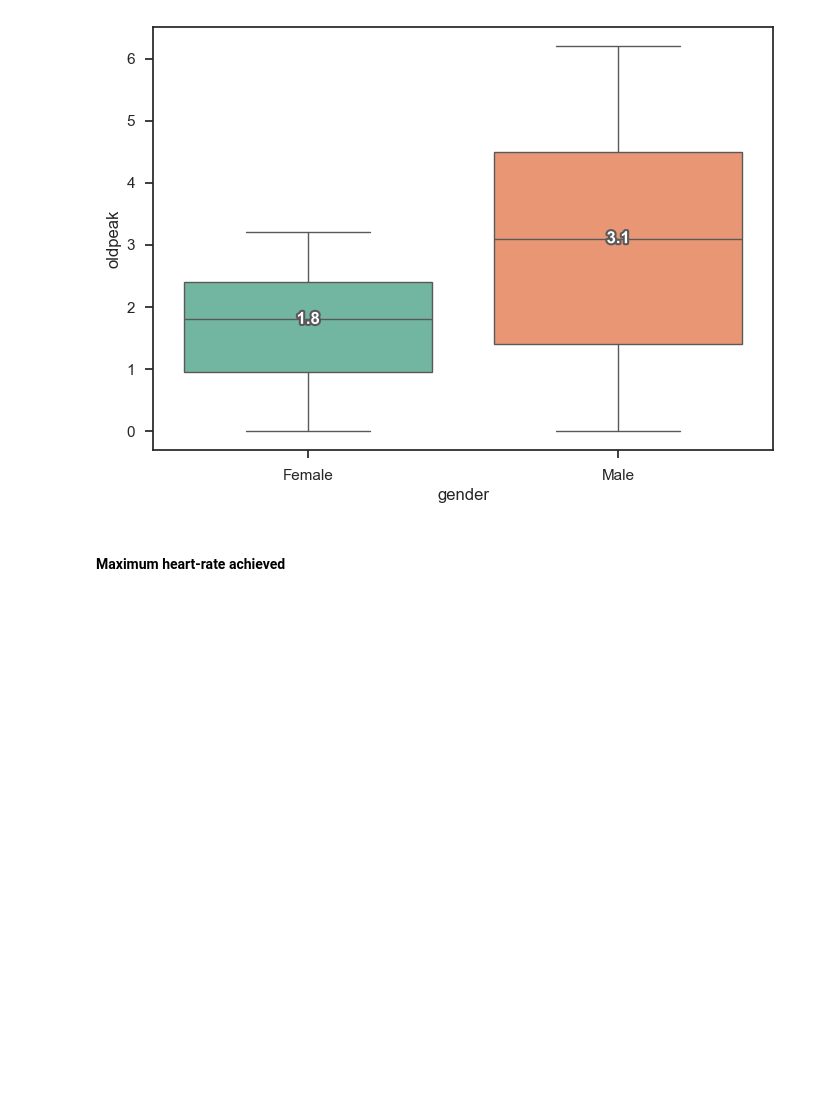
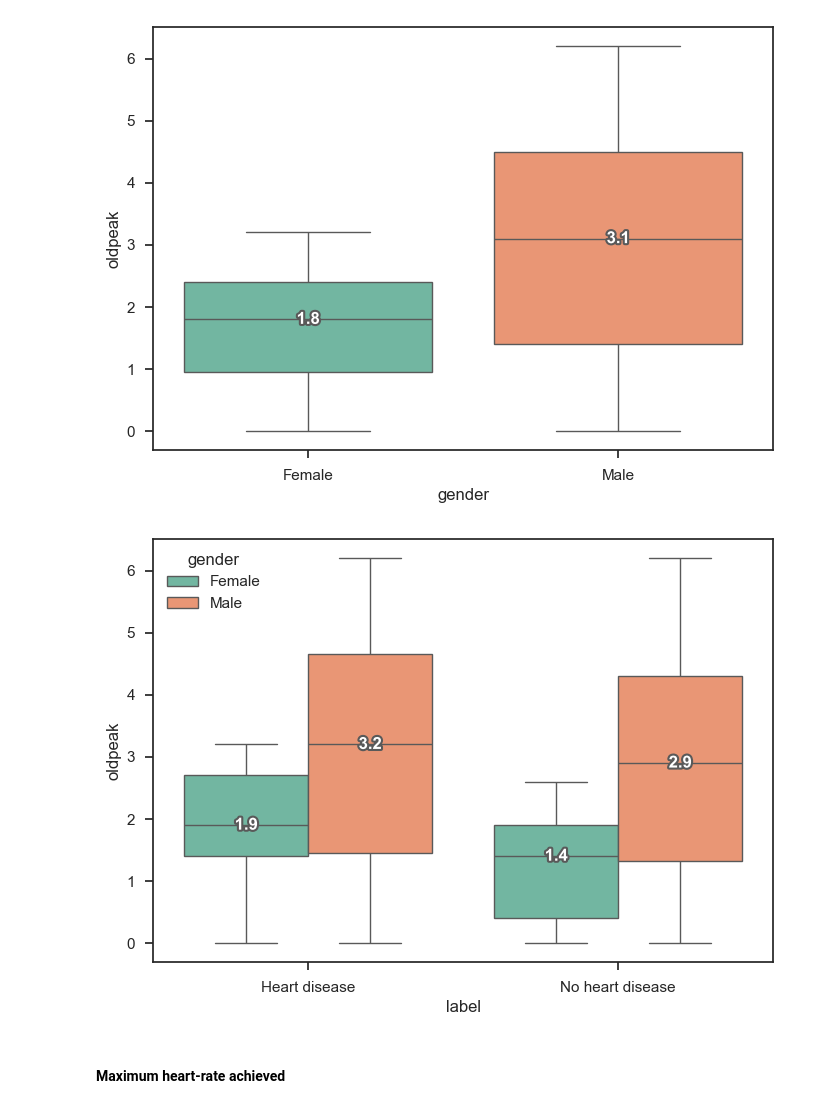
Before and after one commit to lexotero/kcl-7CCSONAR-analysis-and-reporting, a Jupyter notebook: src/notebook.ipynb, the cells around one changed output. Drawn from its saved outputs; the diff is of its cells as text; code cells hidden in the pictures; blank space fills up the shorter version.

Commit message:
class grouped numerical data

```diff
--- a/src/notebook.ipynb
+++ b/src/notebook.ipynb
@@ -307,6 +307,11 @@ ax = sns.boxplot(data=df, x="gender", y="oldpeak", hue="gender")
 add_median_labels(ax)
 # %% [output]
 [figure]
+# %%
+ax = sns.boxplot(data=df, x="label", y="oldpeak", hue="gender")
+add_median_labels(ax)
+# %% [output]
+[figure, added]
 # %% [markdown]
 #### Maximum heart-rate achieved
 # %%
```
Also changed, not shown: parts of 6 cells of this notebook, 4 other files.
